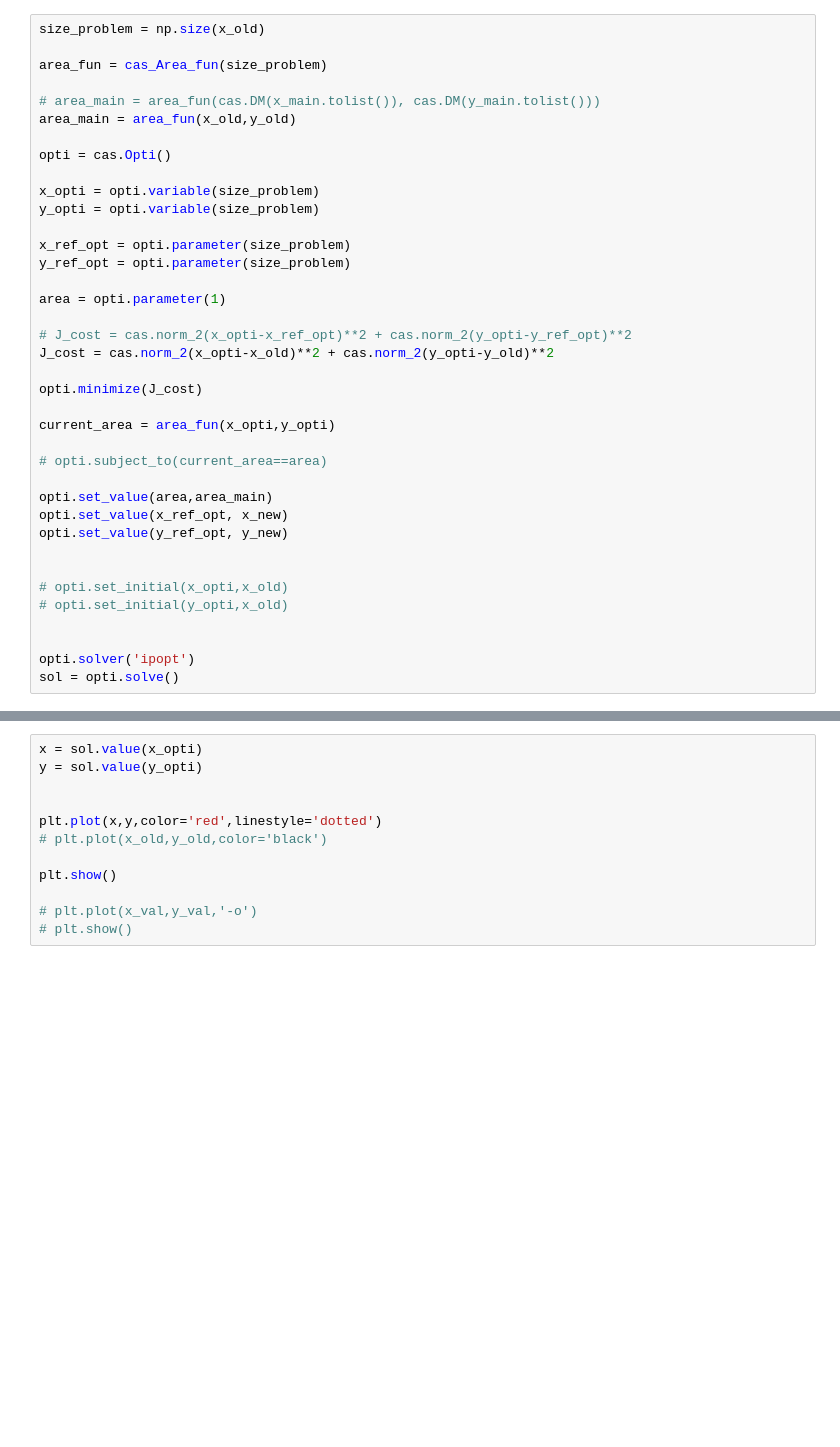
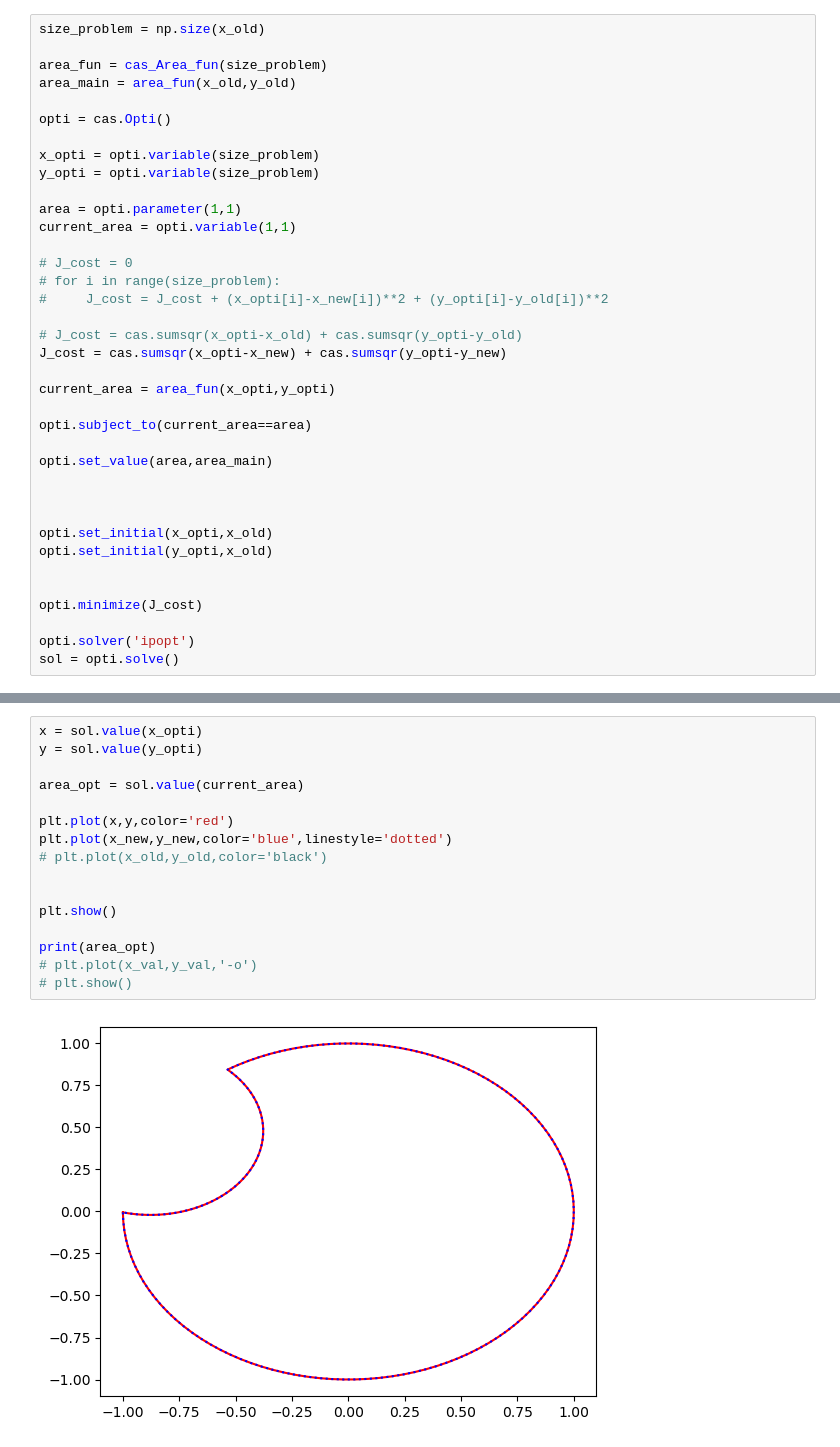
Before and after one commit to alessandroale12/Globo-Cubo, a Jupyter notebook: optimization_problem.ipynb, the cells around one changed output, grey strips where cells are left out. Saved outputs shown, nothing was run; the diff lists cells and outputs as text; blank space fills up the shorter version.

Commit message:
Working version of optimzation problem

```diff
--- a/optimization_problem.ipynb
+++ b/optimization_problem.ipynb
@@ -93,8 +76,6 @@ plt.close()
 size_problem = np.size(x_old)
 
 area_fun = cas_Area_fun(size_problem)
-
-# area_main = area_fun(cas.DM(x_main.tolist()), cas.DM(y_main.tolist()))
 area_main = area_fun(x_old,y_old)
 
 opti = cas.Opti()
@@ -102,29 +83,30 @@ opti = cas.Opti()
 x_opti = opti.variable(size_problem)
 y_opti = opti.variable(size_problem)
 
-x_ref_opt = opti.parameter(size_problem)
-y_ref_opt = opti.parameter(size_problem)
+area = opti.parameter(1,1)
+current_area = opti.variable(1,1)
 
-area = opti.parameter(1)
+# J_cost = 0
+# for i in range(size_problem):
+#     J_cost = J_cost + (x_opti[i]-x_new[i])**2 + (y_opti[i]-y_old[i])**2
 
-# J_cost = cas.norm_2(x_opti-x_ref_opt)**2 + cas.norm_2(y_opti-y_ref_opt)**2
-J_cost = cas.norm_2(x_opti-x_old)**2 + cas.norm_2(y_opti-y_old)**2
+# J_cost = cas.sumsqr(x_opti-x_old) + cas.sumsqr(y_opti-y_old)
+J_cost = cas.sumsqr(x_opti-x_new) + cas.sumsqr(y_opti-y_new)
+
+current_area = area_fun(x_opti,y_opti)
+
+opti.subject_to(current_area==area)
+
+opti.set_value(area,area_main)
+
+
+
+opti.set_initial(x_opti,x_old)
+opti.set_initial(y_opti,x_old)
+
 
 opti.minimize(J_cost)
 
-current_area = area_fun(x_opti,y_opti)
-
-# opti.subject_to(current_area==area)
-
-opti.set_value(area,area_main)
-opti.set_value(x_ref_opt, x_new)
-opti.set_value(y_ref_opt, y_new)
-
-
-# opti.set_initial(x_opti,x_old)
-# opti.set_initial(y_opti,x_old)
-
-
 opti.solver('ipopt')
 sol = opti.solve()
 # %% [output]
@@ -152,12 +130,18 @@ Solver failed. You may use opti.debug.value to investigate the latest values of
 # %%
 x = sol.value(x_opti)
 y = sol.value(y_opti)
 
+area_opt = sol.value(current_area)
 
-plt.plot(x,y,color='red',linestyle='dotted')
+plt.plot(x,y,color='red')
+plt.plot(x_new,y_new,color='blue',linestyle='dotted')
 # plt.plot(x_old,y_old,color='black')
+
 
 plt.show()
 
+print(area_opt)
 # plt.plot(x_val,y_val,'-o')
 # plt.show()
+# %% [output]
+[figure, added]
```
Also changed, not shown: parts of 4 cells of this notebook, 1 other file.
